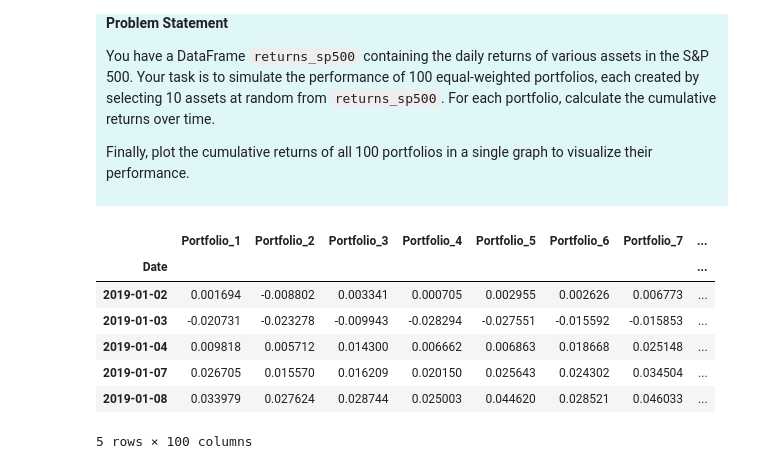
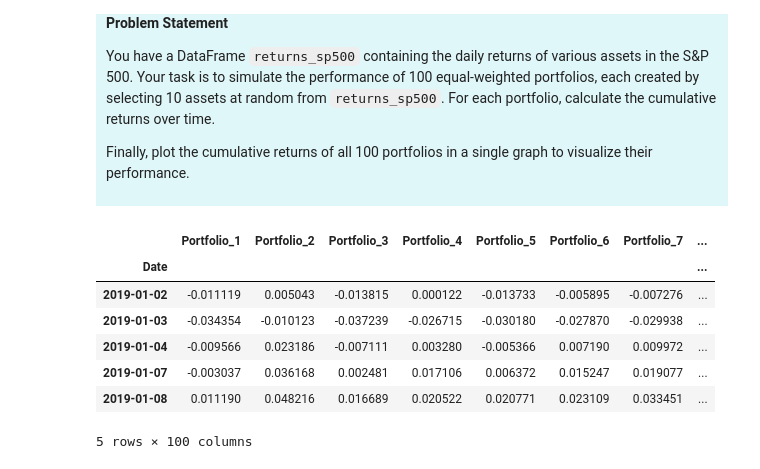
Before and after one commit to alfonso-santos/finanzas-tecnologia-practicas, a Jupyter notebook: src_soluciones/02_01_Calculos_iniciales_de_carteras_soluciones.ipynb, the cells around one changed output. Saved outputs shown, nothing was run; the diff lists cells and outputs as text; code cells hidden in the pictures.

```diff
--- a/src_soluciones/02_01_Calculos_iniciales_de_carteras_soluciones.ipynb
+++ b/src_soluciones/02_01_Calculos_iniciales_de_carteras_soluciones.ipynb
@@ -1228,34 +1232,36 @@ Finally, plot the cumulative returns of all 100 portfolios in a single graph to
 # %%
 # Set seed for reproducibility and create a sample DataFrame for daily returns
 np.random.seed(0)
 
 # Create an empty DataFrame to store the cumulative returns of each portfolio
-cumulative_returns_df = pd.DataFrame(index=returns_sp500.index)
+cumulative_10_returns_df = pd.DataFrame(index=returns_sp500.index)
+
+rng = np.random.default_rng(seed=42)
 
 # Loop to create 100 random equal-weighted portfolios and store their cumulative returns
 for i in range(100):
     # Select 10 random columns from returns_sp500
-    random_columns = np.random.choice(returns_sp500.columns, size=10, replace=False)
+    random_columns = rng.choice(returns_sp500.columns, size=10, replace=False)
     selected_returns = returns_sp500[random_columns]
 
     # Create an equal-weighted portfolio
     weights = np.ones(len(random_columns)) / len(random_columns)
     portfolio_returns = selected_returns @ weights
 
     # Calculate cumulative returns (using cumsum as requested)
-    cumulative_returns = portfolio_returns.cumsum()
-    cumulative_returns_df[f'Portfolio_{i+1}'] = cumulative_returns
+    cumulative_10_returns = portfolio_returns.cumsum()
+    cumulative_10_returns_df[f'Portfolio_{i+1}'] = cumulative_10_returns
 
-# Variable cumulative_returns_df now holds the cumulative returns of all portfolios
-cumulative_returns_df.head()
+# Variable cumulative_10_returns_df now holds the cumulative returns of all portfolios
+cumulative_10_returns_df.head()
 # %% [output]
 |  | Portfolio_1 | Portfolio_2 | Portfolio_3 | Portfolio_4 | Portfolio_5 | Portfolio_6 | Portfolio_7 | ... |
 | Date |  |  |  |  |  |  |  | ... |
-| 2019-01-02 | 0.001694 | -0.008802 | 0.003341 | 0.000705 | 0.002955 | 0.002626 | 0.006773 | ... |
-| 2019-01-03 | -0.020731 | -0.023278 | -0.009943 | -0.028294 | -0.027551 | -0.015592 | -0.015853 | ... |
-| 2019-01-04 | 0.009818 | 0.005712 | 0.014300 | 0.006662 | 0.006863 | 0.018668 | 0.025148 | ... |
-| 2019-01-07 | 0.026705 | 0.015570 | 0.016209 | 0.020150 | 0.025643 | 0.024302 | 0.034504 | ... |
-| 2019-01-08 | 0.033979 | 0.027624 | 0.028744 | 0.025003 | 0.044620 | 0.028521 | 0.046033 | ... |
+| 2019-01-02 | -0.011119 | 0.005043 | -0.013815 | 0.000122 | -0.013733 | -0.005895 | -0.007276 | ... |
+| 2019-01-03 | -0.034354 | -0.010123 | -0.037239 | -0.026715 | -0.030180 | -0.027870 | -0.029938 | ... |
+| 2019-01-04 | -0.009566 | 0.023186 | -0.007111 | 0.003280 | -0.005366 | 0.007190 | 0.009972 | ... |
+| 2019-01-07 | -0.003037 | 0.036168 | 0.002481 | 0.017106 | 0.006372 | 0.015247 | 0.019077 | ... |
+| 2019-01-08 | 0.011190 | 0.048216 | 0.016689 | 0.020522 | 0.020771 | 0.023109 | 0.033451 | ... |
 5 rows × 100 columns
 # %%
 # Plot all cumulative returns
```
Also changed, not shown: parts of 11 cells of this notebook, 8 other files.
